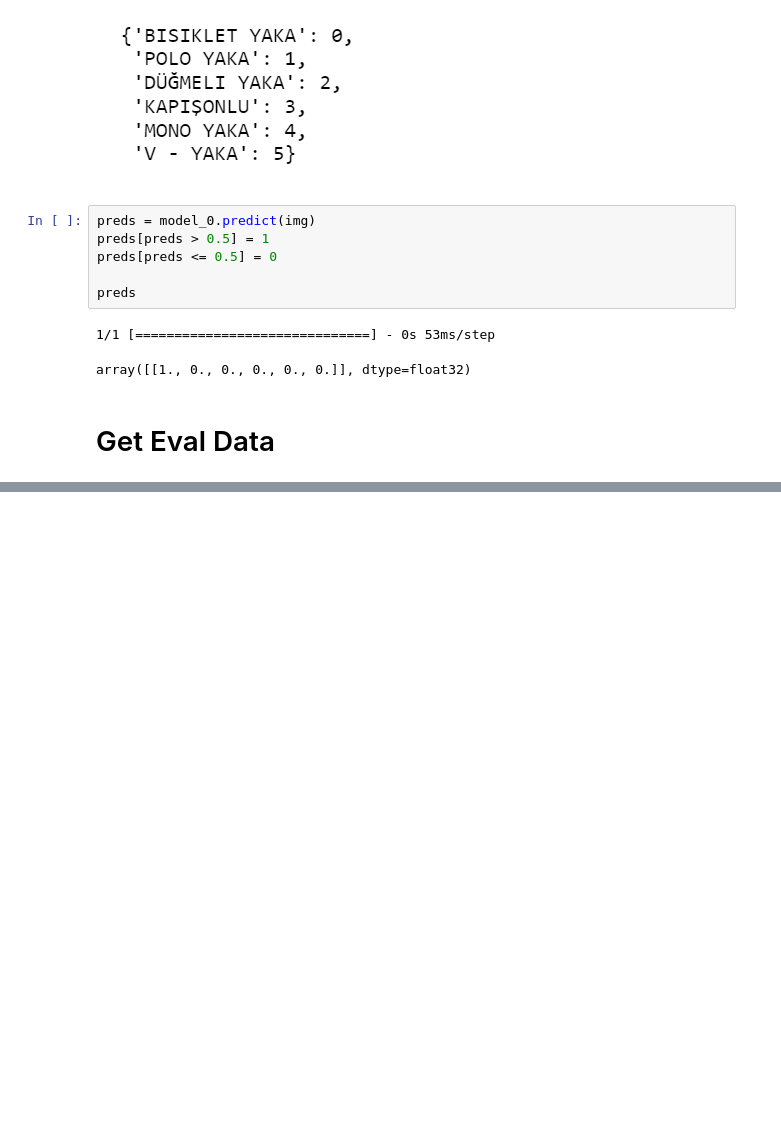
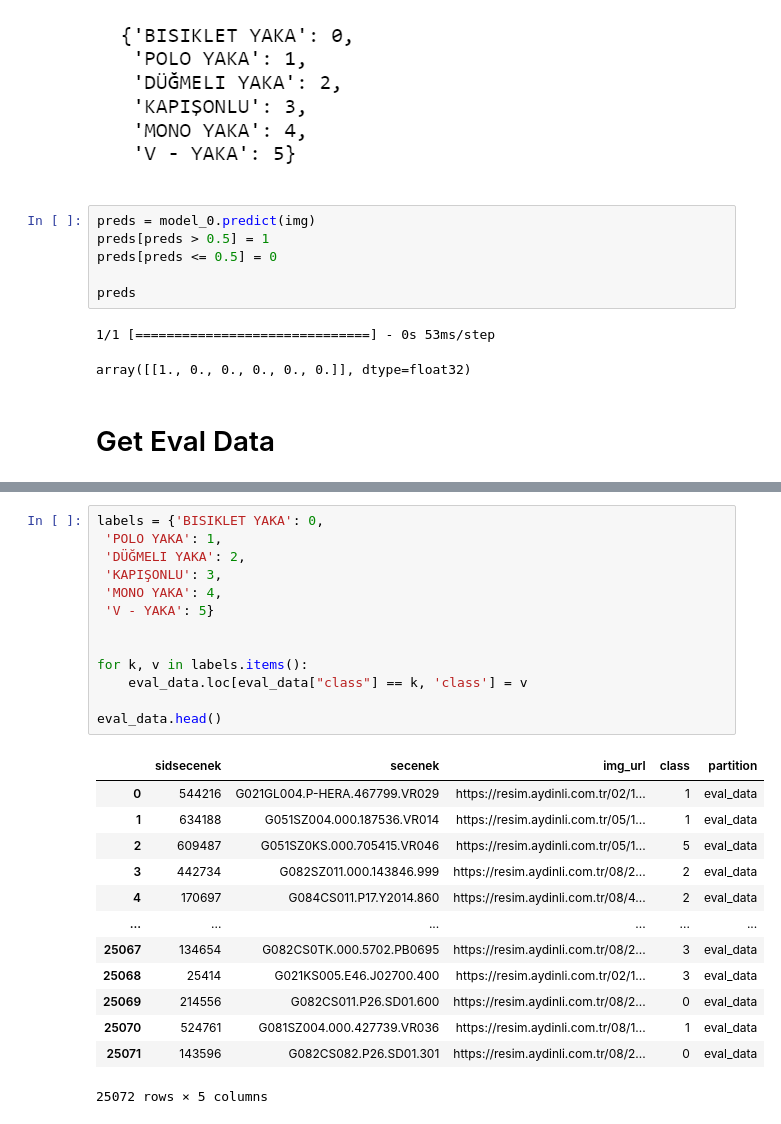
Before and after one commit to melihkacaman/neckline_classifier_Aydinli, a Jupyter notebook: notebooks/03 Efnet Model Evaluation.ipynb, the cells around one changed output, grey strips where cells are left out. Cells and saved outputs as stored; diff of their text form; blank space fills up the shorter version.

```diff
--- a/notebooks/03 Efnet Model Evaluation.ipynb
+++ b/notebooks/03 Efnet Model Evaluation.ipynb
@@ -68,0 +68,27 @@ eval_data.head()
+# %%
+labels = {'BISIKLET YAKA': 0,
+ 'POLO YAKA': 1,
+ 'DÜĞMELI YAKA': 2,
+ 'KAPIŞONLU': 3,
+ 'MONO YAKA': 4,
+ 'V - YAKA': 5}
+
+
+for k, v in labels.items():
+    eval_data.loc[eval_data["class"] == k, 'class'] = v
+
+eval_data.head()
+# %% [output]
+|  | sidsecenek | secenek | img_url | class | partition |
+| 0 | 544216 | G021GL004.P-HERA.467799.VR029 | https://resim.aydinli.com.tr/02/1... | 1 | eval_data |
+| 1 | 634188 | G051SZ004.000.187536.VR014 | https://resim.aydinli.com.tr/05/1... | 1 | eval_data |
+| 2 | 609487 | G051SZ0KS.000.705415.VR046 | https://resim.aydinli.com.tr/05/1... | 5 | eval_data |
+| 3 | 442734 | G082SZ011.000.143846.999 | https://resim.aydinli.com.tr/08/2... | 2 | eval_data |
+| 4 | 170697 | G084CS011.P17.Y2014.860 | https://resim.aydinli.com.tr/08/4... | 2 | eval_data |
+| ... | ... | ... | ... | ... | ... |
+| 25067 | 134654 | G082CS0TK.000.5702.PB0695 | https://resim.aydinli.com.tr/08/2... | 3 | eval_data |
+| 25068 | 25414 | G021KS005.E46.J02700.400 | https://resim.aydinli.com.tr/02/1... | 3 | eval_data |
+| 25069 | 214556 | G082CS011.P26.SD01.600 | https://resim.aydinli.com.tr/08/2... | 0 | eval_data |
+| 25070 | 524761 | G081SZ004.000.427739.VR036 | https://resim.aydinli.com.tr/08/1... | 1 | eval_data |
+| 25071 | 143596 | G082CS082.P26.SD01.301 | https://resim.aydinli.com.tr/08/2... | 0 | eval_data |
+25072 rows × 5 columns
```
Also changed, not shown: parts of 10 cells of this notebook.
